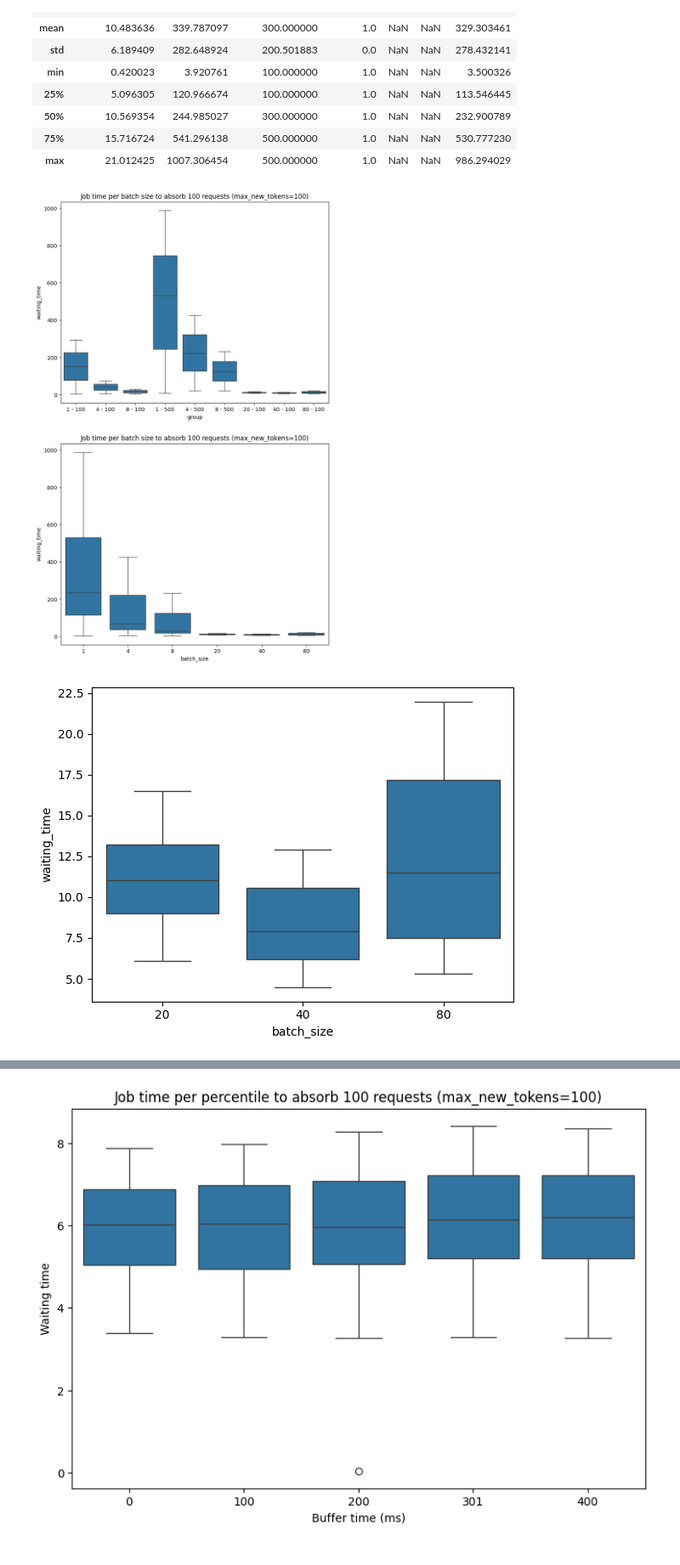
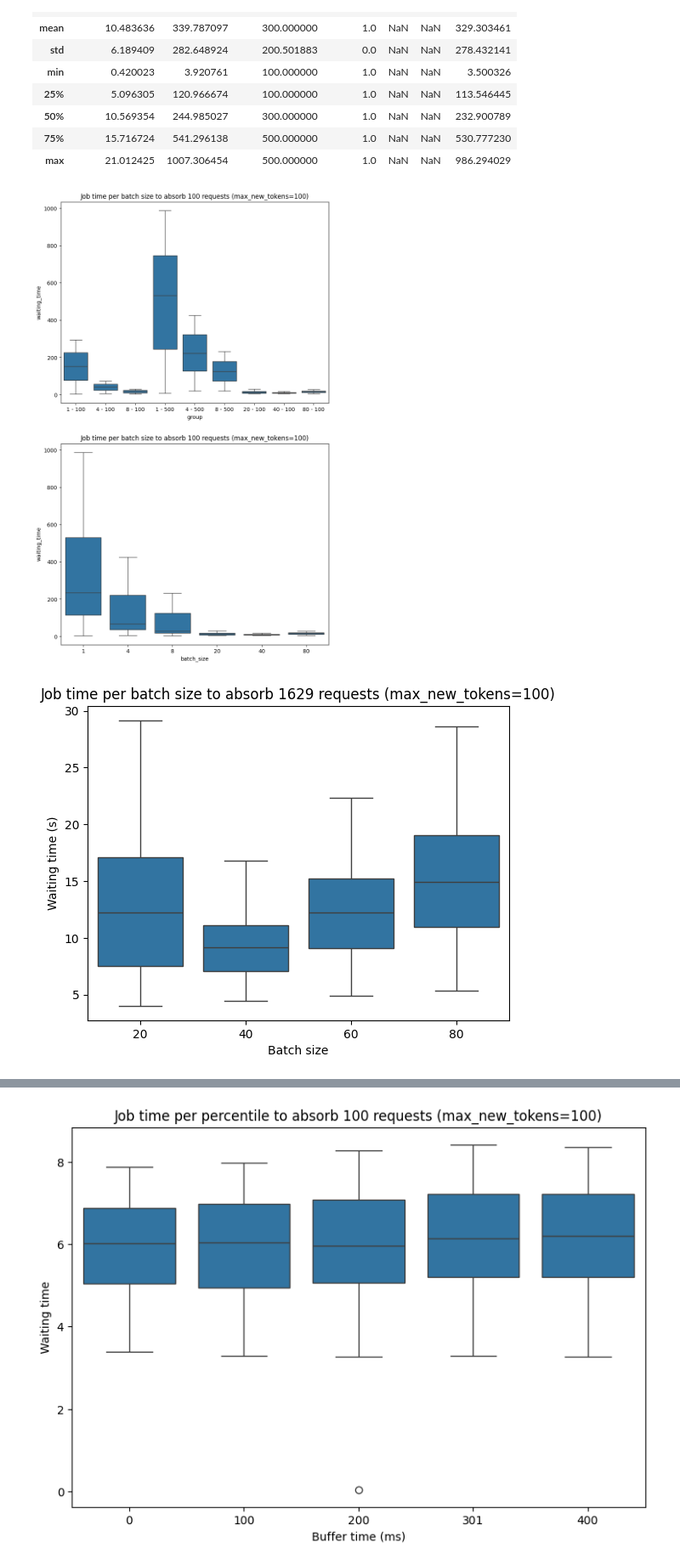
Before and after one commit to darmangerd/llama3-scheduling, a Jupyter notebook: JobTime.ipynb, the cells around one changed output, grey strips where cells are left out. Shown at 85% size. Saved outputs shown, nothing was run; the diff lists cells and outputs as text; code cells hidden in the pictures.

```diff
--- a/JobTime.ipynb
+++ b/JobTime.ipynb
@@ -79,15 +81,19 @@ df_4_100 = pd.read_csv('datas/outputs_seconds_tst_4_100.csv', delimiter=',')
 df_4_100['max_new_tokens'] = 100
 df_4_100['batch_size'] = 4
 
-df_20 = pd.read_csv('datas/output_batch_size_20.csv', delimiter=',')
+df_20 = pd.read_csv('datas/output_batch_size_20-2.csv', delimiter=',')
 df_20['max_new_tokens'] = 100
 df_20['batch_size'] = 20
 
-df_40 = pd.read_csv('datas/output_batch_size_40.csv', delimiter=',')
+df_40 = pd.read_csv('datas/output_batch_size_40-2.csv', delimiter=',')
 df_40['max_new_tokens'] = 100
 df_40['batch_size'] = 40
 
-df_80 = pd.read_csv('datas/output_batch_size_80.csv', delimiter=',')
+df_60 = pd.read_csv('datas/output_batch_size_60.csv', delimiter=',')
+df_60['max_new_tokens'] = 100
+df_60['batch_size'] = 60
+
+df_80 = pd.read_csv('datas/output_batch_size_80-2.csv', delimiter=',')
 df_80['max_new_tokens'] = 100
 df_80['batch_size'] = 80
 
@@ -107,7 +113,7 @@ df_8_500 = pd.read_csv('datas/outputs_seconds_tst_8_500.csv', delimiter=',')
 df_8_500['max_new_tokens'] = 500
 df_8_500['batch_size'] = 8
 
-df = pd.concat([df_1_100, df_4_100, df_8_100, df_1_500, df_4_500, df_8_500, df_20, df_40, df_80])
+df = pd.concat([df_1_100, df_4_100, df_8_100, df_1_500, df_4_500, df_8_500, df_20, df_40, df_60, df_80])
 df["group"] = df["batch_size"].astype(str) + " - " + df["max_new_tokens"].astype(str)
 df.rename(columns={'0': 'inter_arrival_time', '1': 'job_time'}, inplace=True)
 df['waiting_time'] = df['job_time'] - df['inter_arrival_time']
@@ -252,14 +258,17 @@ axs[0].set_title('Job time per batch size to absorb 100 requests (max_new_tokens
 axs[1].set_title('Job time per batch size to absorb 100 requests (max_new_tokens=100)')
 plt.show()
 # %% [output]
-[figure, old version]
+[figure, new version]
 # %%
 sns.boxplot(data=df[
-    (df['batch_size'] == 20) | (df['batch_size'] == 40) | (df['batch_size'] == 80)
+    (df['batch_size'] == 20) | (df['batch_size'] == 40) |  (df['batch_size'] == 60) | (df['batch_size'] == 80)
 ], x='batch_size', y='waiting_time')
+plt.title('Job time per batch size to absorb 1629 requests (max_new_tokens=100)')
+plt.xlabel('Batch size')
+plt.ylabel('Waiting time (s)')
 plt.show()
 # %% [output]
-[figure, old version]
+[figure, new version]
 # %%
 plt.figure(figsize=(4, 3))
 sns.boxplot(data=df[
```
Also changed, not shown: parts of 17 cells of this notebook, 16 other files.
